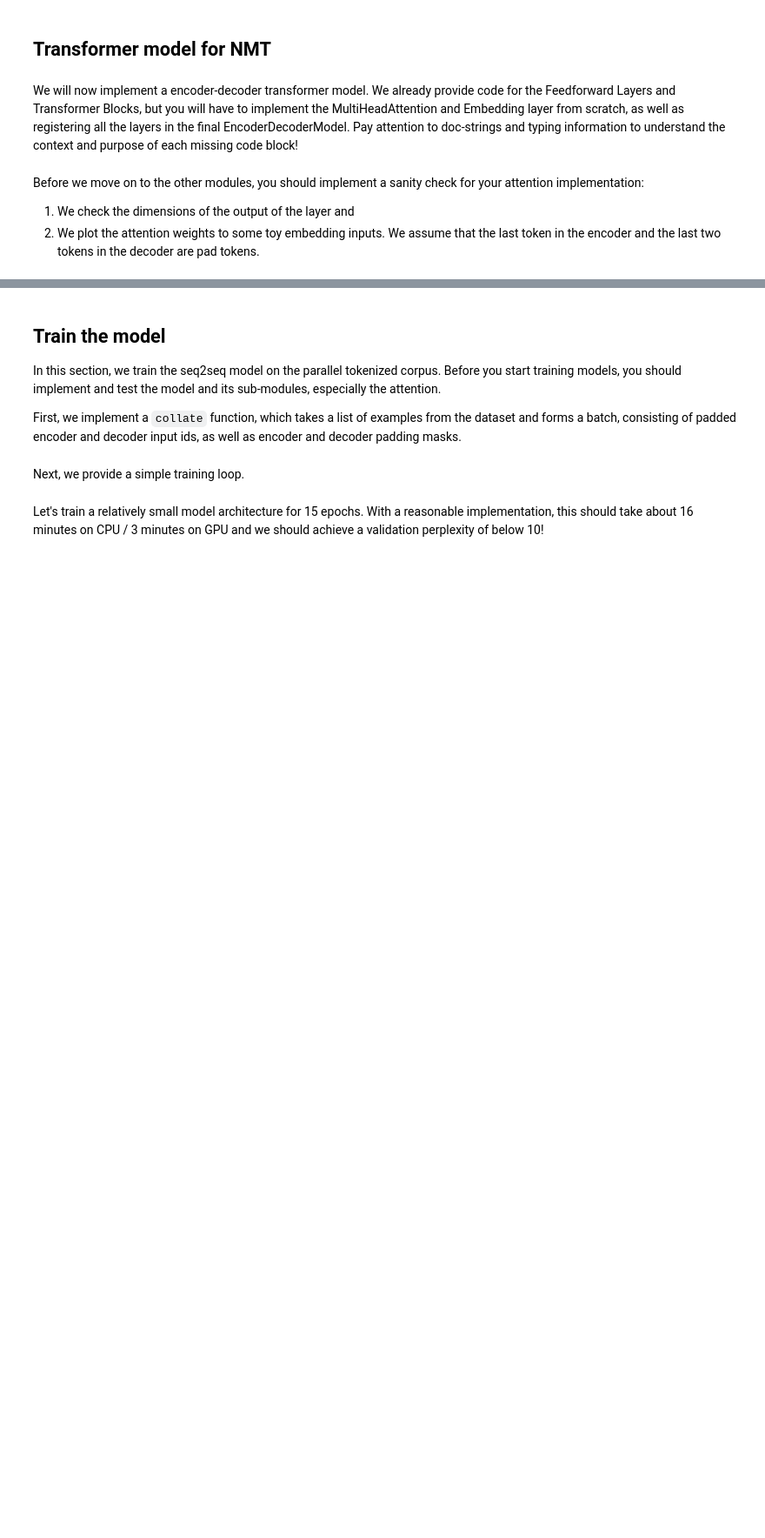
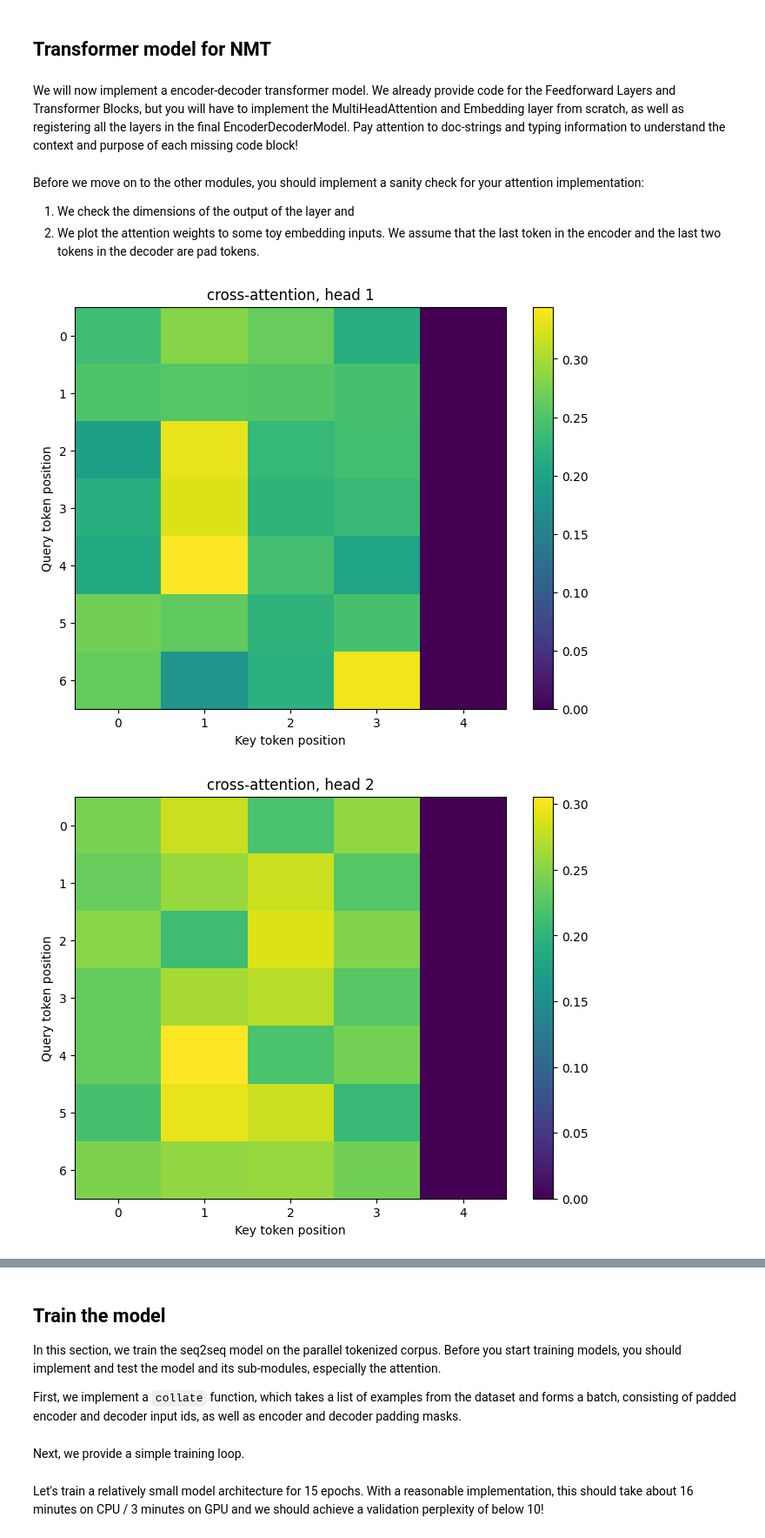
Before and after one commit to YoussefAboelwafa/Neural_Machine_Translation-NMT, a Jupyter notebook: A4_Neural_Machine_Translation.ipynb, the cells around one changed output, grey strips where cells are left out. Shown: that part at 87% size. Cells and saved outputs as stored; diff of their text form; code cells hidden in the pictures; blank space fills up the shorter version.

```diff
--- a/A4_Neural_Machine_Translation.ipynb
+++ b/A4_Neural_Machine_Translation.ipynb
@@ -350,31 +400,41 @@ assert torch.isclose(causal_attention_weights[:, :, :, -2:], torch.tensor(0.0)).
 assert torch.isclose(causal_attention_weights[:, :, 2, 3:], torch.tensor(0.0)).all()
 
 
 import matplotlib.pyplot as plt
+import seaborn as sns
 
 
 def plot_attention_matrix(attention_matrix, title):
     """Creates a new figure and plots the normalized attention weights as a heatmap.
 
     This should provide a colorbar for the scale of the heatmap and label the axes "query token position" and "key token position".
     Args:
         attention_matrix: A numpy array of shape (number_of_query_tokens, number_of_key_tokens)
         title: The title of the plot.
     """
     # TODO Implement this function
 
-    raise NotImplementedError("Plotting the attention weights is not implemented yet.")
+    plt.figure(figsize=(8, 6))
+    plt.imshow(attention_matrix, aspect="auto", cmap="viridis")
+    plt.colorbar()
+    plt.title(title)
+    plt.xlabel("Key token position")
+    plt.ylabel("Query token position")
+    plt.show()
 
 
 plot_attention_matrix(
     cross_attention_weights[0, 0].detach().numpy(), "cross-attention, head 1"
 )
 plot_attention_matrix(
     cross_attention_weights[0, 1].detach().numpy(), "cross-attention, head 2"
 )
 plot_attention_matrix(
     causal_attention_weights[0, 0].detach().numpy(), "causal self-attention, head 1"
 )
 plot_attention_matrix(
     causal_attention_weights[0, 1].detach().numpy(), "causal self-attention, head 2"
 )
+# %% [output]
+[figure, added]
+[figure, added]
```
Also changed, not shown: parts of 12 cells of this notebook, 19 other files.
